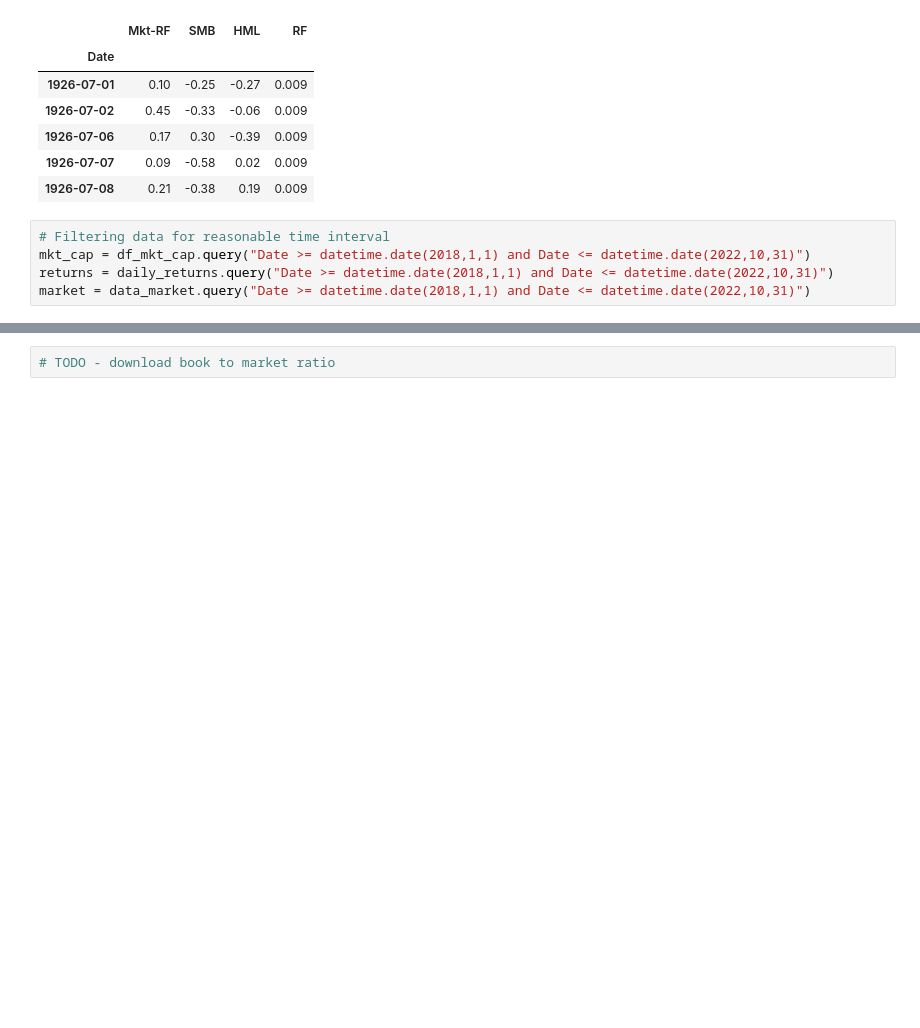
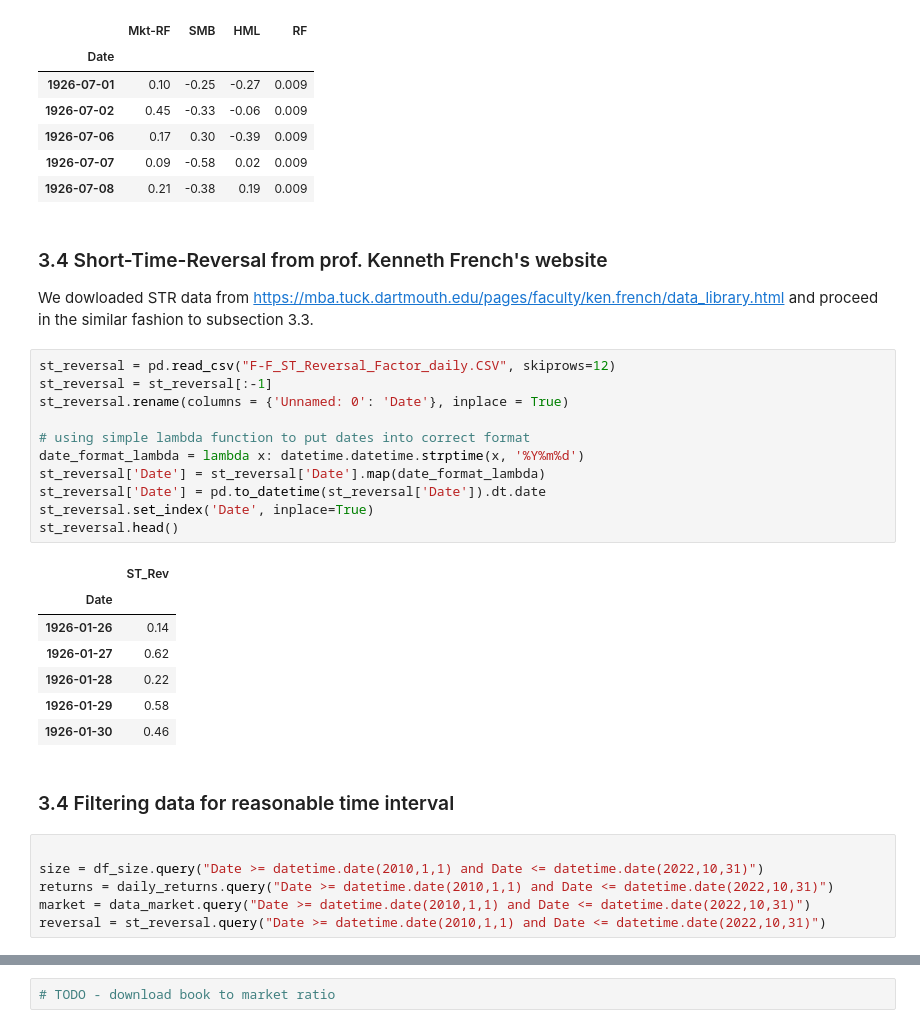
Before and after one commit to tigerbroko/Nova-SBE-Introduction-to-Programming, a Jupyter notebook: Intro-to-Programming-Project.ipynb, the cells around one changed output, grey strips where cells are left out. Saved outputs shown, nothing was run; the diff lists cells and outputs as text; blank space fills up the shorter version.

Commit message:
str added + increased time range

```diff
--- a/Intro-to-Programming-Project.ipynb
+++ b/Intro-to-Programming-Project.ipynb
@@ -163,11 +166,37 @@ data_market.head()
 | 1926-07-06 | 0.17 | 0.30 | -0.39 | 0.009 |
 | 1926-07-07 | 0.09 | -0.58 | 0.02 | 0.009 |
 | 1926-07-08 | 0.21 | -0.38 | 0.19 | 0.009 |
+# %% [markdown]
+### 3.4 Short-Time-Reversal from prof. Kenneth French's website
+We dowloaded STR data from https://mba.tuck.dartmouth.edu/pages/faculty/ken.french/data_library.html
+and proceed in the similar fashion to subsection 3.3.
+# %%
+st_reversal = pd.read_csv("F-F_ST_Reversal_Factor_daily.CSV", skiprows=12)
+st_reversal = st_reversal[:-1]
+st_reversal.rename(columns = {'Unnamed: 0': 'Date'}, inplace = True)
+
+# using simple lambda function to put dates into correct format
+date_format_lambda = lambda x: datetime.datetime.strptime(x, '%Y%m%d')
+st_reversal['Date'] = st_reversal['Date'].map(date_format_lambda)
+st_reversal['Date'] = pd.to_datetime(st_reversal['Date']).dt.date
+st_reversal.set_index('Date', inplace=True)
+st_reversal.head()
+# %% [output]
+|  | ST_Rev |
+| Date |  |
+| 1926-01-26 | 0.14 |
+| 1926-01-27 | 0.62 |
+| 1926-01-28 | 0.22 |
+| 1926-01-29 | 0.58 |
+| 1926-01-30 | 0.46 |
+# %% [markdown]
+### 3.4 Filtering data for reasonable time interval
 # %%
-# Filtering data for reasonable time interval
-mkt_cap = df_mkt_cap.query("Date >= datetime.date(2018,1,1) and Date <= datetime.date(2022,10,31)")
-returns = daily_returns.query("Date >= datetime.date(2018,1,1) and Date <= datetime.date(2022,10,31)")
-market = data_market.query("Date >= datetime.date(2018,1,1) and Date <= datetime.date(2022,10,31)")
+
+size = df_size.query("Date >= datetime.date(2010,1,1) and Date <= datetime.date(2022,10,31)")
+returns = daily_returns.query("Date >= datetime.date(2010,1,1) and Date <= datetime.date(2022,10,31)")
+market = data_market.query("Date >= datetime.date(2010,1,1) and Date <= datetime.date(2022,10,31)")
+reversal = st_reversal.query("Date >= datetime.date(2010,1,1) and Date <= datetime.date(2022,10,31)")
 # %%
 # adjusting stock returns to risk-free rate
 risk_free_rate = market.loc[:, 'RF']
```
Also changed, not shown: parts of 15 cells of this notebook, 22 other files.
